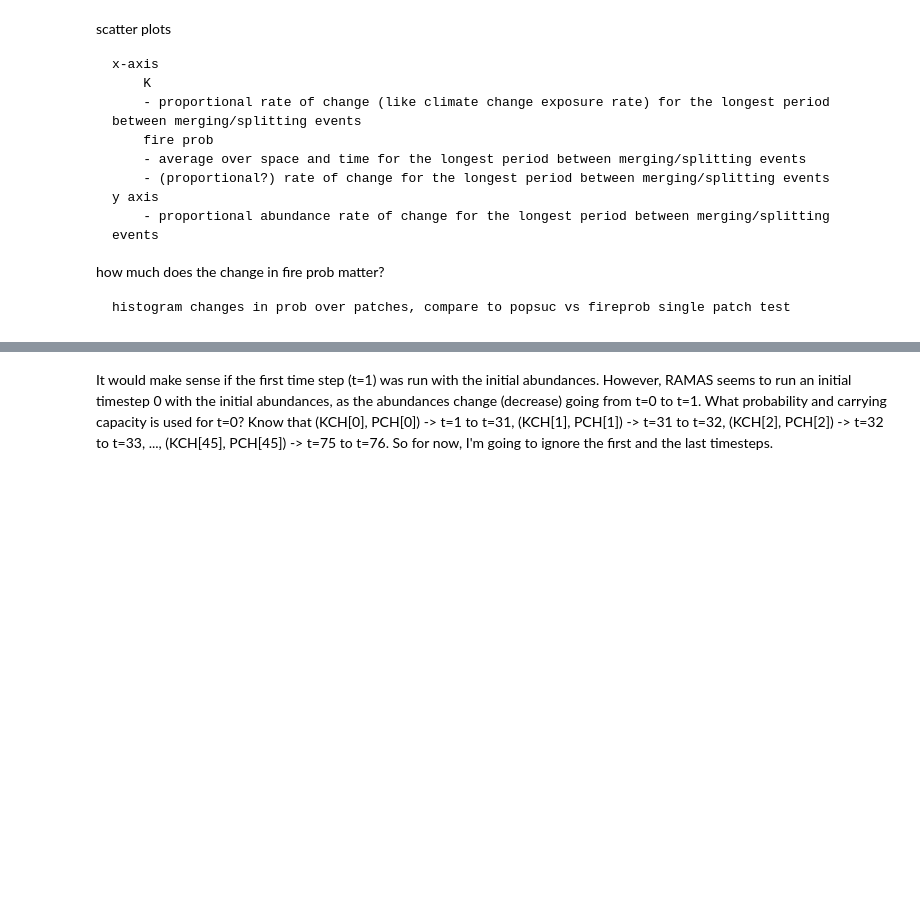
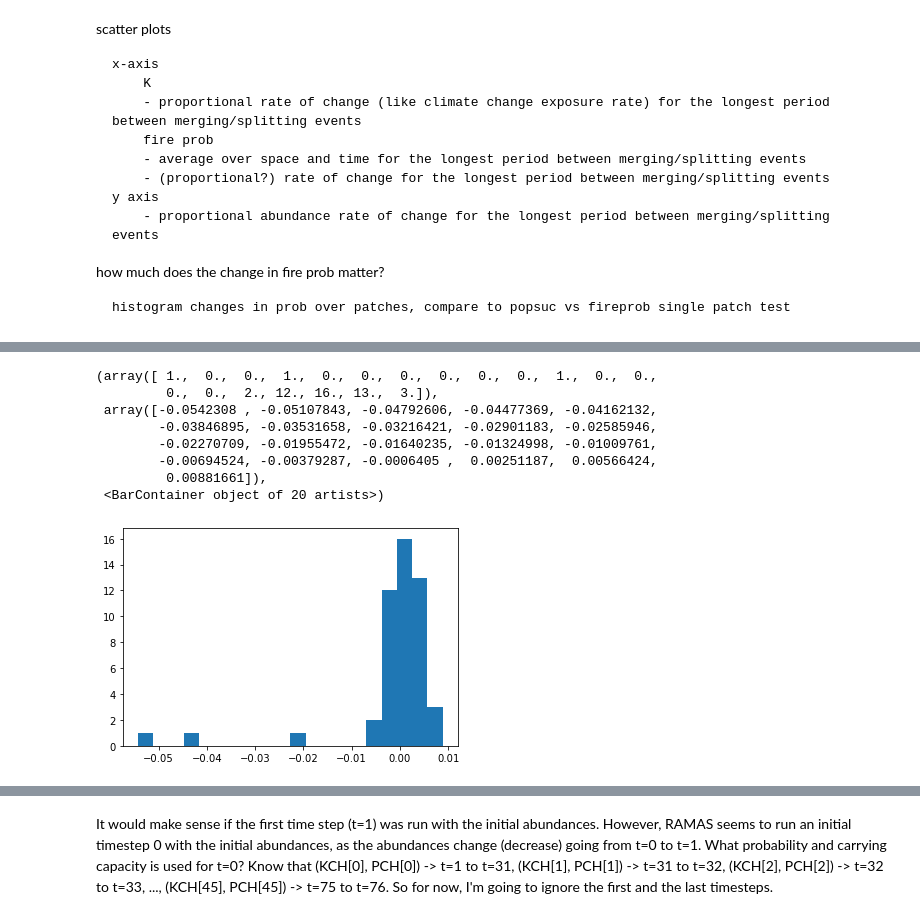
Before and after one commit to patricklawton/TecateCypress, a Jupyter notebook: analysis.ipynb, the cells around one changed output, grey strips where cells are left out. Cells and saved outputs as stored; diff of their text form; code cells hidden in the pictures; blank space fills up the shorter version.

```diff
--- a/analysis.ipynb
+++ b/analysis.ipynb
@@ -87,0 +266,14 @@ UnicodeDecodeError: 'utf-8' codec can't decode byte 0xff in position 36: invalid
+# %%
+deltas = np.array([data['delta_fire_prob'][pop] for pop in list(data['delta_fire_prob'].keys())])
+deltas = deltas[np.nonzero(deltas)[0]]
+plt.hist(deltas, bins=20)
+# %% [output]
+(array([ 1.,  0.,  0.,  1.,  0.,  0.,  0.,  0.,  0.,  0.,  1.,  0.,  0.,
+         0.,  0.,  2., 12., 16., 13.,  3.]),
+ array([-0.0542308 , -0.05107843, -0.04792606, -0.04477369, -0.04162132,
+        -0.03846895, -0.03531658, -0.03216421, -0.02901183, -0.02585946,
+        -0.02270709, -0.01955472, -0.01640235, -0.01324998, -0.01009761,
+        -0.00694524, -0.00379287, -0.0006405 ,  0.00251187,  0.00566424,
+         0.00881661]),
+ <BarContainer object of 20 artists>)
+[figure, added]
```
Also changed, not shown: parts of 22 cells of this notebook, 3 other files.
